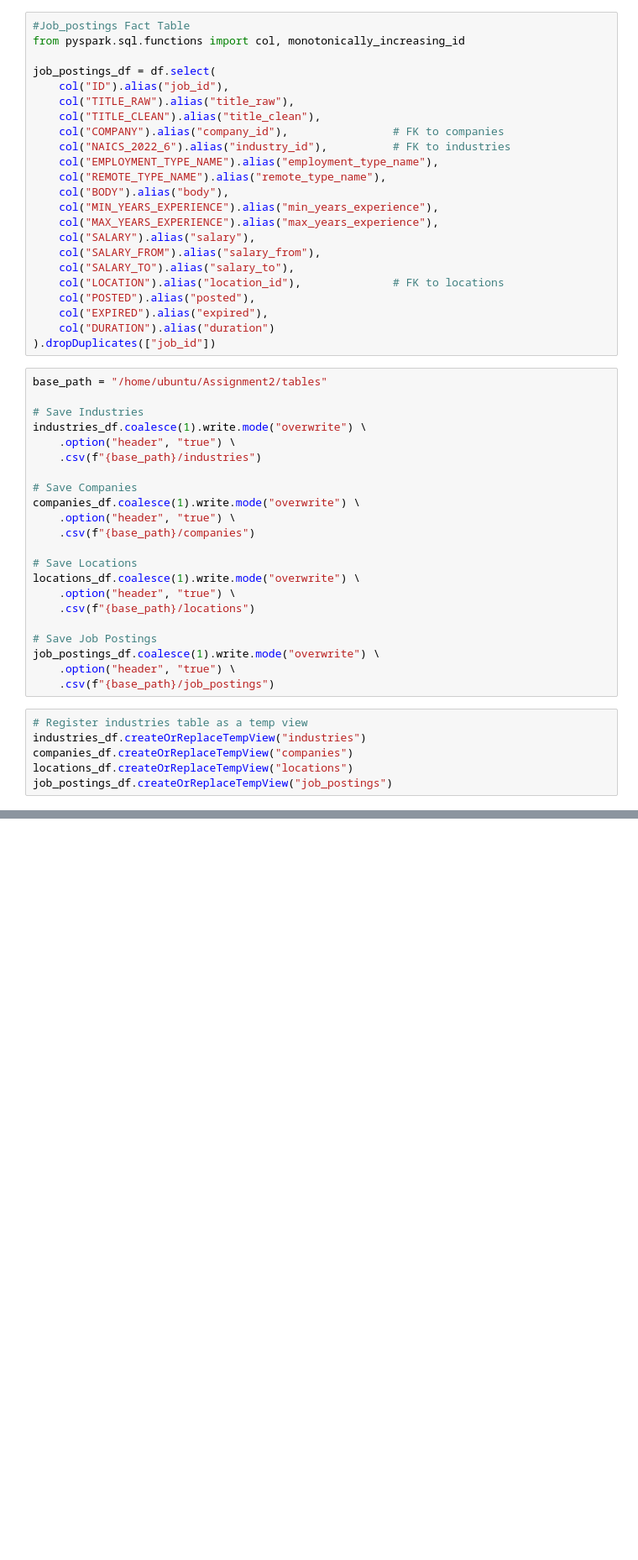
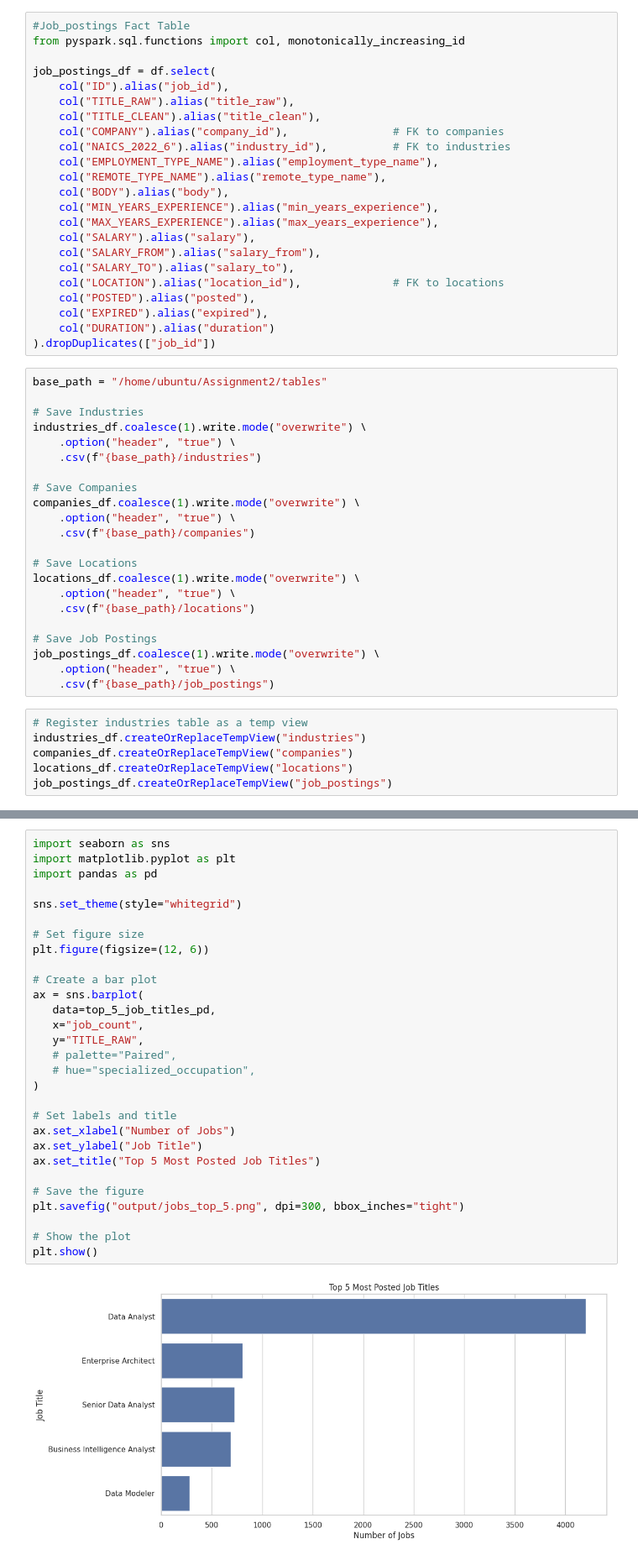
Before and after one commit to zhengyuzhou123/Assignment2, a Jupyter notebook: table_dataframe.ipynb, the cells around one changed output, grey strips where cells are left out. Shown: that part at 84% size. Saved outputs shown, nothing was run; the diff lists cells and outputs as text; blank space fills up the shorter version.

```diff
--- a/table_dataframe.ipynb
+++ b/table_dataframe.ipynb
@@ -255,3 +278,34 @@ top_5_job_titles_pd
+# %%
+import seaborn as sns
+import matplotlib.pyplot as plt
+import pandas as pd
+
+sns.set_theme(style="whitegrid")
+
+# Set figure size
+plt.figure(figsize=(12, 6))
+
+# Create a bar plot
+ax = sns.barplot(
+   data=top_5_job_titles_pd,
+   x="job_count",
+   y="TITLE_RAW",
+   # palette="Paired",
+   # hue="specialized_occupation",
+)
+
+# Set labels and title
+ax.set_xlabel("Number of Jobs")
+ax.set_ylabel("Job Title")
+ax.set_title("Top 5 Most Posted Job Titles")
+
+# Save the figure
+plt.savefig("output/jobs_top_5.png", dpi=300, bbox_inches="tight")
+
+# Show the plot
+plt.show()
+# %% [output]
+[figure, added]
 # %%
 #Query 1: Industry-Specific Salary Trends Grouped by Job Title
 query1 = spark.sql("""
```
Also changed, not shown: parts of 22 cells of this notebook, 1 other file.
